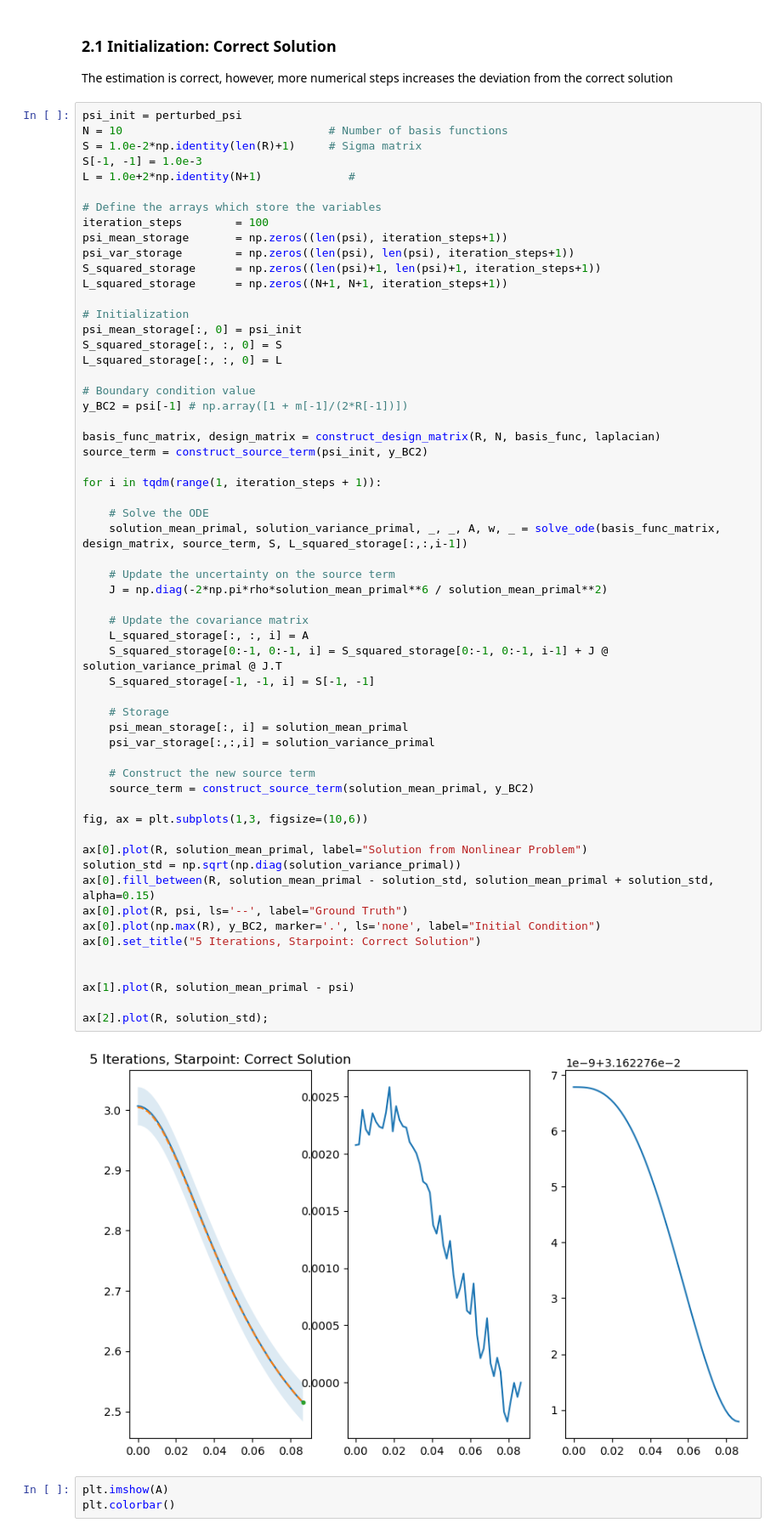
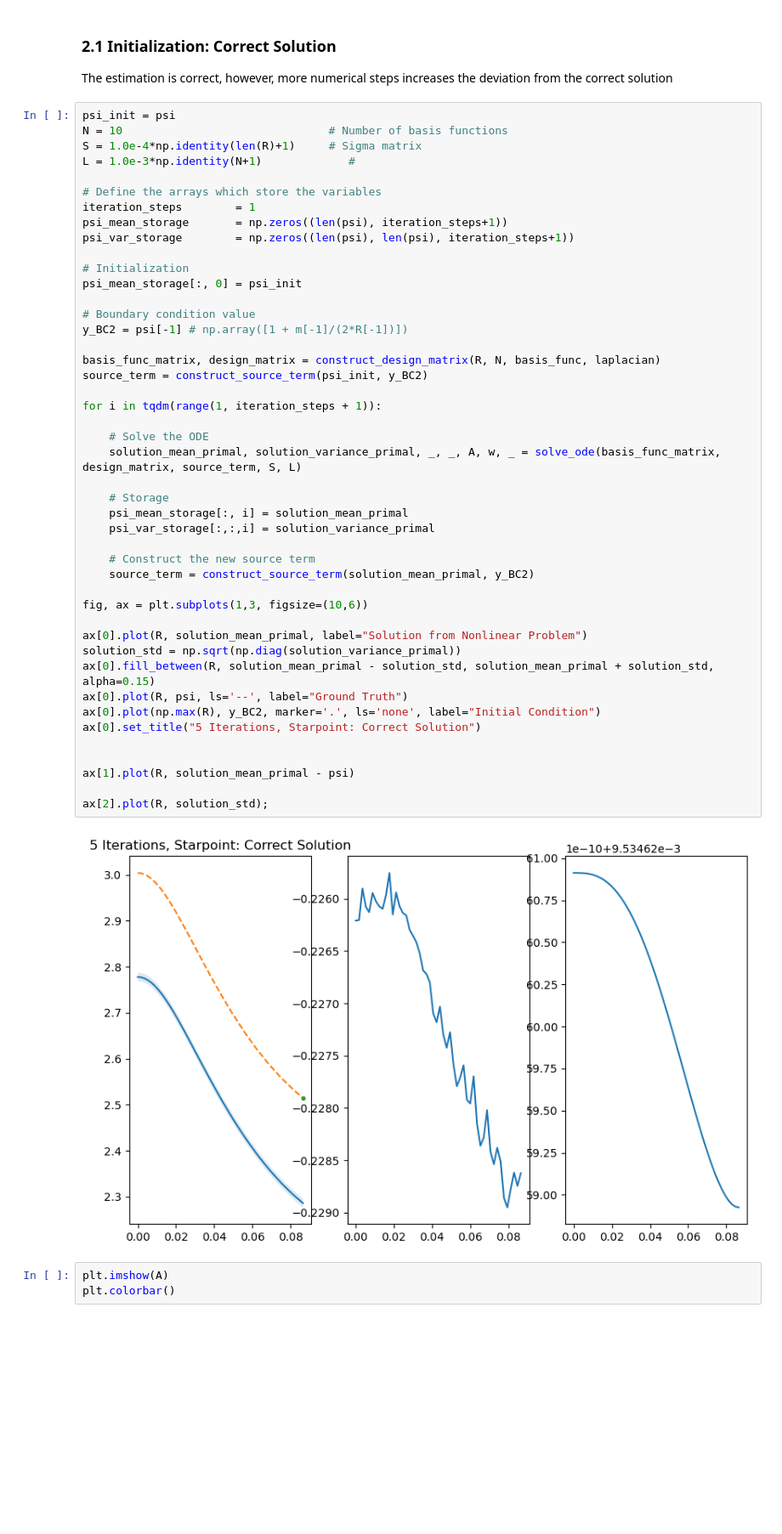
Before and after one commit to Poincare-code/henri, a Jupyter notebook: notebooks/validation-notebooks/Relevant/Non_Linear_Implementation.ipynb, the cells around one changed output. Shown at 85% size. Saved outputs shown, nothing was run; the diff lists cells and outputs as text; blank space fills up the shorter version.

```diff
--- a/notebooks/validation-notebooks/Relevant/Non_Linear_Implementation.ipynb
+++ b/notebooks/validation-notebooks/Relevant/Non_Linear_Implementation.ipynb
@@ -188,65 +188,52 @@ def solve_ode(basis_func_matrix, design_matrix, y, S_squared, L_squared):
 ### 2.1 Initialization: Correct Solution
 The estimation is correct, however, more numerical steps increases the deviation from the correct solution
 # %%
-psi_init = perturbed_psi
+psi_init = psi
 N = 10                               # Number of basis functions
-S = 1.0e-2*np.identity(len(R)+1)     # Sigma matrix
-S[-1, -1] = 1.0e-3
-L = 1.0e+2*np.identity(N+1)             #
+S = 1.0e-4*np.identity(len(R)+1)     # Sigma matrix
+L = 1.0e-3*np.identity(N+1)             #
 
 # Define the arrays which store the variables
-iteration_steps        = 100
+iteration_steps        = 1
 psi_mean_storage       = np.zeros((len(psi), iteration_steps+1))
 psi_var_storage        = np.zeros((len(psi), len(psi), iteration_steps+1))
-S_squared_storage      = np.zeros((len(psi)+1, len(psi)+1, iteration_steps+1))
-L_squared_storage      = np.zeros((N+1, N+1, iteration_steps+1))
 
 # Initialization
 psi_mean_storage[:, 0] = psi_init
-S_squared_storage[:, :, 0] = S
-L_squared_storage[:, :, 0] = L
 
 # Boundary condition value
 y_BC2 = psi[-1] # np.array([1 + m[-1]/(2*R[-1])])
 
 basis_func_matrix, design_matrix = construct_design_matrix(R, N, basis_func, laplacian)
 source_term = construct_source_term(psi_init, y_BC2)
 
 for i in tqdm(range(1, iteration_steps + 1)):
 
     # Solve the ODE
-    solution_mean_primal, solution_variance_primal, _, _, A, w, _ = solve_ode(basis_func_matrix, design_matrix, source_term, S, L_squared_storage[:,:,i-1])
-
-    # Update the uncertainty on the source term
-    J = np.diag(-2*np.pi*rho*solution_mean_primal**6 / solution_mean_primal**2)
-
-    # Update the covariance matrix
-    L_squared_storage[:, :, i] = A
-    S_squared_storage[0:-1, 0:-1, i] = S_squared_storage[0:-1, 0:-1, i-1] + J @ solution_variance_primal @ J.T
-    S_squared_storage[-1, -1, i] = S[-1, -1]
+    solution_mean_primal, solution_variance_primal, _, _, A, w, _ = solve_ode(basis_func_matrix, design_matrix, source_term, S, L)
 
     # Storage
     psi_mean_storage[:, i] = solution_mean_primal
     psi_var_storage[:,:,i] = solution_variance_primal
 
     # Construct the new source term
     source_term = construct_source_term(solution_mean_primal, y_BC2)
 
 fig, ax = plt.subplots(1,3, figsize=(10,6))
 
 ax[0].plot(R, solution_mean_primal, label="Solution from Nonlinear Problem")
 solution_std = np.sqrt(np.diag(solution_variance_primal))
 ax[0].fill_between(R, solution_mean_primal - solution_std, solution_mean_primal + solution_std, alpha=0.15)
 ax[0].plot(R, psi, ls='--', label="Ground Truth")
 ax[0].plot(np.max(R), y_BC2, marker='.', ls='none', label="Initial Condition")
 ax[0].set_title("5 Iterations, Starpoint: Correct Solution")
 
 
 ax[1].plot(R, solution_mean_primal - psi)
 
 ax[2].plot(R, solution_std);
 # %% [output]
-[figure, old version]
+[figure, new version]
 # %%
 plt.imshow(A)
 plt.colorbar()
```
Also changed, not shown: 2 other files.
